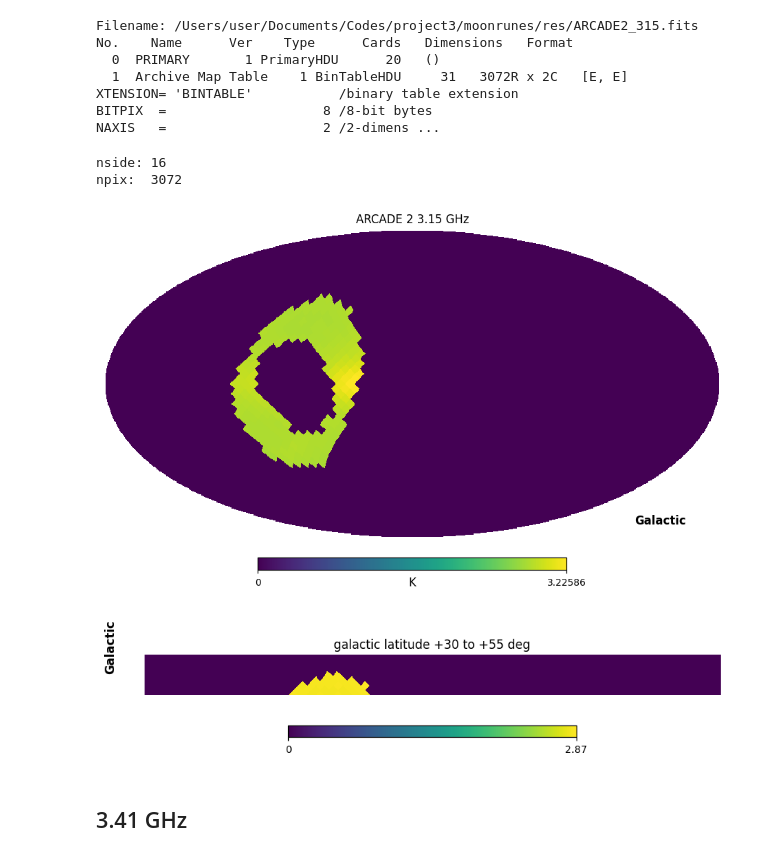
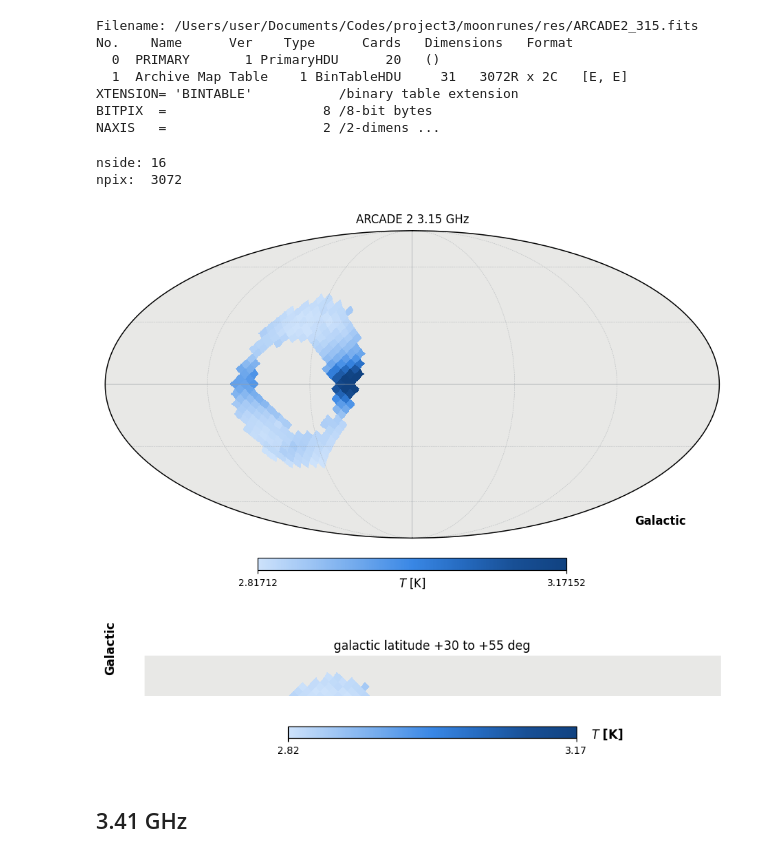
Before and after one commit to sohinixcvii/moonrunes, a Jupyter notebook: notebooks/01_explore_data.ipynb, the cells around one changed output. Cells and saved outputs as stored; diff of their text form; code cells hidden in the pictures.

```diff
--- a/notebooks/01_explore_data.ipynb
+++ b/notebooks/01_explore_data.ipynb
@@ -29,13 +29,15 @@ from pathlib import Path
 import numpy as np
 import healpy as hp
 import matplotlib.pyplot as plt
+from matplotlib.colors import LinearSegmentedColormap
 from astropy.io import fits
 
 REPO = Path.cwd().parent if Path.cwd().name == "notebooks" else Path.cwd()
 sys.path.insert(0, str(REPO / "src"))
 
 warnings.filterwarnings("ignore", category=UserWarning)
-plt.rcParams.update({"figure.dpi": 110, "font.size": 9, "figure.facecolor": "white"})
+plt.rcParams.update({"figure.dpi": 110, "font.size": 9, "figure.facecolor": "white",
+                     "savefig.facecolor": "white", "axes.facecolor": "white"})
 
 from moonrunes.config import load_config
 from moonrunes import stage1_tris_maps as stage1
@@ -44,6 +46,24 @@ config = load_config(REPO / "configs" / "run_config.yaml")
 tris = stage1.import_limtod_tris(config)
 ARCHIVE = config.resolve_path("paths.tris_archive_dir")
 RES = REPO / "res"          # the FITS maps sections 02 and 03 look at
+
+# One palette for every sky map in this notebook, so panels from different
+# sections can be compared by eye without the colour scheme moving underneath.
+# Sequential = ONE hue, light -> dark.  Never a rainbow: a multi-hue ramp
+# invents structure at its hue boundaries that is not in the data.
+BLUE_RAMP = ["#cde2fb", "#9ec5f4", "#6da7ec", "#3987e5", "#256abf", "#184f95",
+             "#104281"]
+SEQ = LinearSegmentedColormap.from_list("seq_blue", BLUE_RAMP)
+SEQ.set_bad("#e8e8e6")                 # unobserved sky: recessive, not black
+# healpy paints the area OUTSIDE the projection with the colormap's "under"
+# colour, not with bgcolor -- without this every map sits on a slab of the
+# ramp's lightest tone instead of on the page.
+SEQ.set_under("white")
+MAP_KW = dict(cmap=SEQ, badcolor="#e8e8e6", bgcolor="white")
+
+# Fixed categorical order, validated for colour-vision separation. Used where
+# two grids are drawn as SERIES rather than as maps.
+GRID_COLOUR = {8: "#2a78d6", 16: "#eb6834"}
 
 print("config   ", config.path)
 print("archive  ", ARCHIVE)
@@ -444,20 +464,31 @@ XTENSION= 'BINTABLE'           /binary table extension
 # %%
 arcade315 = hp.read_map(RES / "ARCADE2_315.fits")
 # Check these explicitly before doing anything else -- they matter:
 print("nside:", hp.get_nside(arcade315))
 print("npix: ", hp.get_map_size(arcade315))
 
-hp.mollview(arcade315, title="ARCADE 2 3.15 GHz", unit="K", norm="auto", coord="G")
-# latra is GALACTIC latitude here, not TRIS's equatorial dec +42 band -- see the note
-# below the ARCADE 2 zero-pixel check.
-hp.cartview(arcade315, latra=[30, 55], title="galactic latitude +30 to +55 deg",
-            norm="auto", coord="G")
+# Percentile limits, matching every other map in this notebook.
+# NOTE: ~93% of these pixels are exact zero (unobserved sky stored as
+# data), so they sit at the bottom of the ramp and compress the real
+# range. Section 02 measures that; this is only how it looks.
+lo_a, hi_a = np.percentile(arcade315[arcade315 != 0], [2, 98])
+
+# Unobserved sky is stored as exact 0.0 in these files. Plot it as NaN so it
+# renders like TRIS's unobserved sky rather than as a very cold measurement --
+# the array itself is untouched, this is display only.
+arcade315_shown = np.where(arcade315 == 0, np.nan, arcade315)
+
+hp.mollview(arcade315_shown, title="ARCADE 2 3.15 GHz", unit="$T$ [K]", coord="G", min=lo_a, max=hi_a, **MAP_KW)
+hp.graticule(dpar=30, dmer=60, color="#9aa0a6", lw=0.4)
+# latra is GALACTIC latitude here, not TRIS's equatorial dec +42 band.
+hp.cartview(arcade315_shown, latra=[30, 55], unit="$T$ [K]",
+            title="galactic latitude +30 to +55 deg", coord="G", min=lo_a, max=hi_a, **MAP_KW)
 plt.show()
 # %% [output]
 nside: 16
 npix:  3072
-[figure, old version]
+[figure, new version]
-[figure, old version]
+[figure, new version]
 # %% [markdown]
 ## 3.41 GHz
 # %%
```
Also changed, not shown: parts of 24 cells of this notebook, 8 other files.
